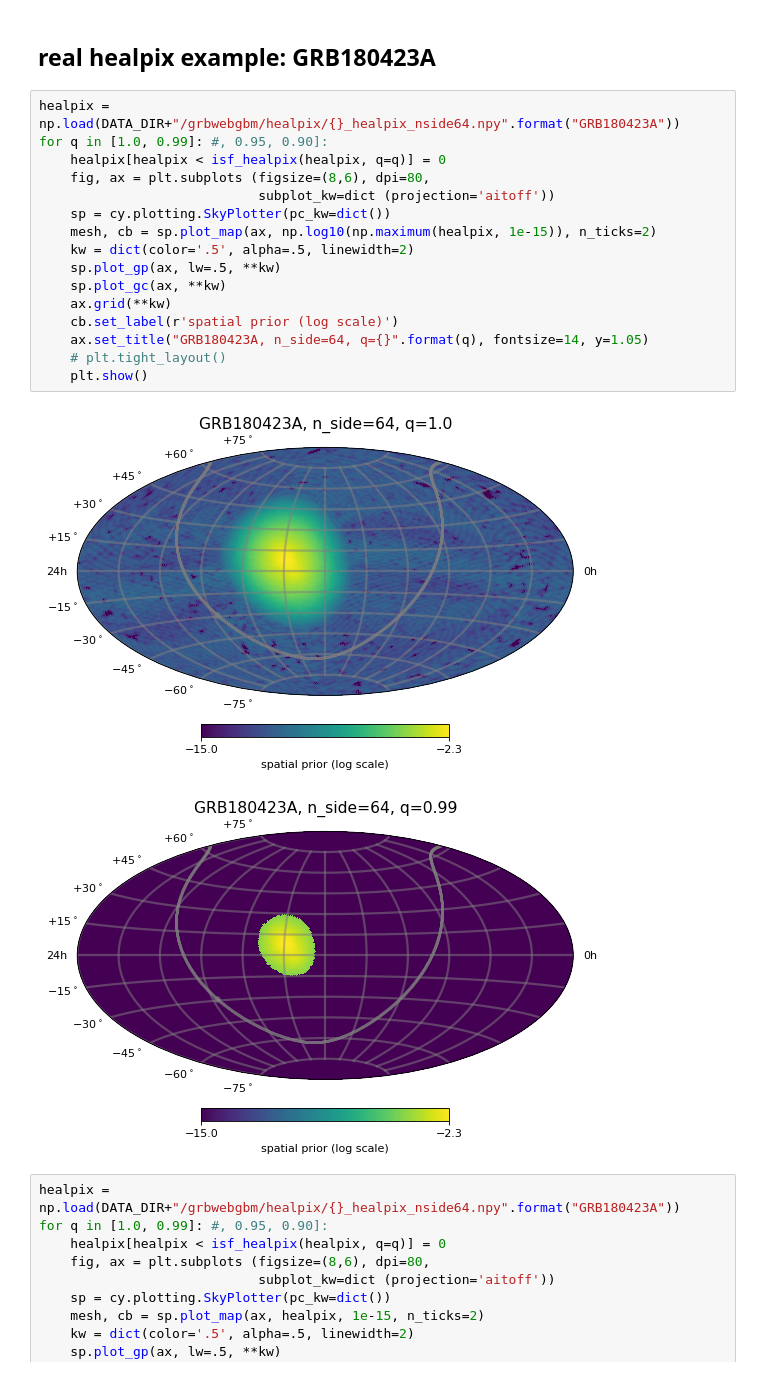
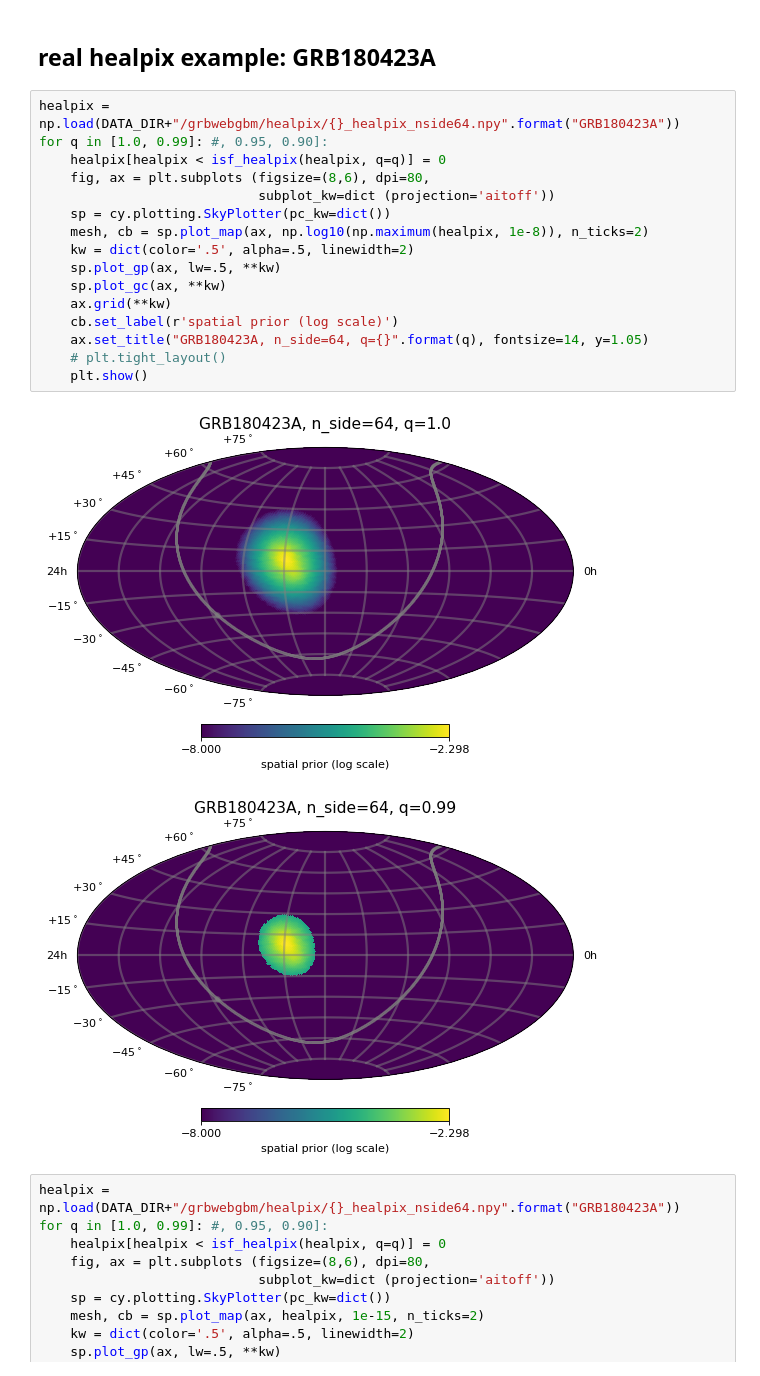
Before and after one commit to ChujieChen/greco_grb, a Jupyter notebook: notebooks/00_plotting.ipynb, the cells around one changed output. Cells and saved outputs as stored; diff of their text form.

```diff
--- a/notebooks/00_plotting.ipynb
+++ b/notebooks/00_plotting.ipynb
@@ -431,22 +431,22 @@ plt.show()
 # %%
 healpix = np.load(DATA_DIR+"/grbwebgbm/healpix/{}_healpix_nside64.npy".format("GRB180423A"))
 for q in [1.0, 0.99]: #, 0.95, 0.90]:
     healpix[healpix < isf_healpix(healpix, q=q)] = 0
     fig, ax = plt.subplots (figsize=(8,6), dpi=80,
                             subplot_kw=dict (projection='aitoff'))
     sp = cy.plotting.SkyPlotter(pc_kw=dict())
-    mesh, cb = sp.plot_map(ax, np.log10(np.maximum(healpix, 1e-15)), n_ticks=2)
+    mesh, cb = sp.plot_map(ax, np.log10(np.maximum(healpix, 1e-8)), n_ticks=2)
     kw = dict(color='.5', alpha=.5, linewidth=2)
     sp.plot_gp(ax, lw=.5, **kw)
     sp.plot_gc(ax, **kw)
     ax.grid(**kw)
     cb.set_label(r'spatial prior (log scale)')
     ax.set_title("GRB180423A, n_side=64, q={}".format(q), fontsize=14, y=1.05)
     # plt.tight_layout()
     plt.show()
 # %% [output]
-[figure, old version]
+[figure, new version]
-[figure, old version]
+[figure, new version]
 # %%
 healpix = np.load(DATA_DIR+"/grbwebgbm/healpix/{}_healpix_nside64.npy".format("GRB180423A"))
 for q in [1.0, 0.99]: #, 0.95, 0.90]:
```
Also changed, not shown: parts of 17 cells of this notebook, 6 other files.
